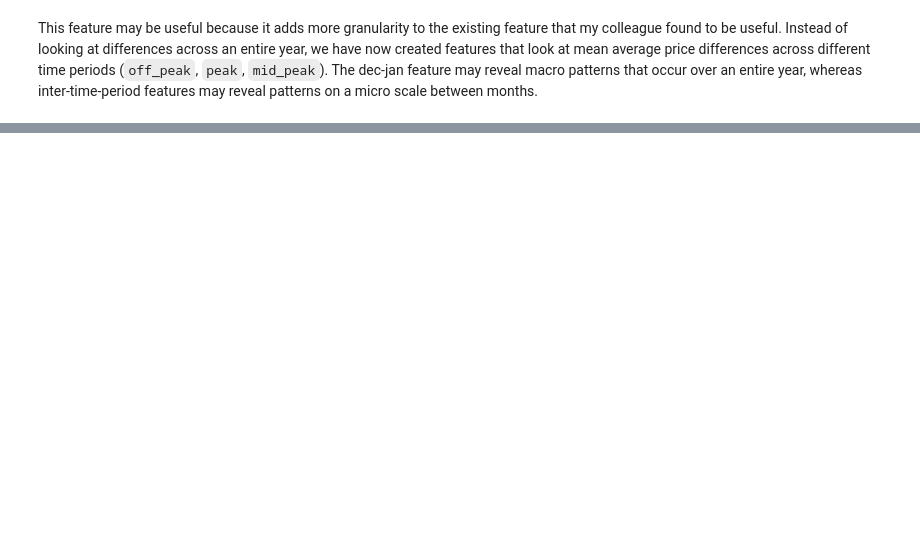
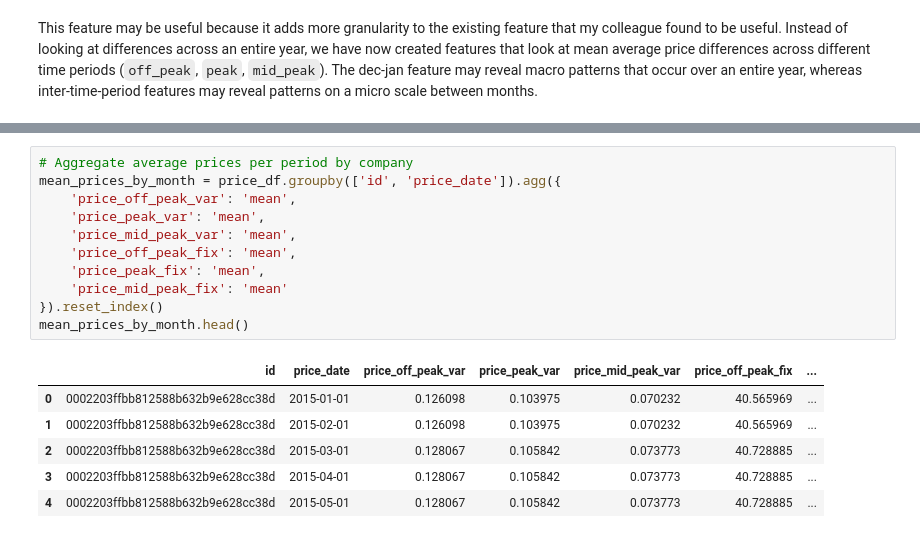
Before and after one commit to lawalsegun2025/forage_projects, a Jupyter notebook: 001_BCG_GAMMA_customer_churn_prediction/3_Feature_Engineering_and_Modelling/notebook/feature_engineering.ipynb, the cells around one changed output, grey strips where cells are left out. Cells and saved outputs as stored; diff of their text form; blank space fills up the shorter version.

```diff
--- a/001_BCG_GAMMA_customer_churn_prediction/3_Feature_Engineering_and_Modelling/notebook/feature_engineering.ipynb
+++ b/001_BCG_GAMMA_customer_churn_prediction/3_Feature_Engineering_and_Modelling/notebook/feature_engineering.ipynb
@@ -156,0 +163,18 @@ This feature may be useful because it adds more granularity to the existing feat
+# %%
+# Aggregate average prices per period by company
+mean_prices_by_month = price_df.groupby(['id', 'price_date']).agg({
+    'price_off_peak_var': 'mean',
+    'price_peak_var': 'mean',
+    'price_mid_peak_var': 'mean',
+    'price_off_peak_fix': 'mean',
+    'price_peak_fix': 'mean',
+    'price_mid_peak_fix': 'mean'
+}).reset_index()
+mean_prices_by_month.head()
+# %% [output]
+|  | id | price_date | price_off_peak_var | price_peak_var | price_mid_peak_var | price_off_peak_fix | ... |
+| 0 | 0002203ffbb812588b632b9e628cc38d | 2015-01-01 | 0.126098 | 0.103975 | 0.070232 | 40.565969 | ... |
+| 1 | 0002203ffbb812588b632b9e628cc38d | 2015-02-01 | 0.126098 | 0.103975 | 0.070232 | 40.565969 | ... |
+| 2 | 0002203ffbb812588b632b9e628cc38d | 2015-03-01 | 0.128067 | 0.105842 | 0.073773 | 40.728885 | ... |
+| 3 | 0002203ffbb812588b632b9e628cc38d | 2015-04-01 | 0.128067 | 0.105842 | 0.073773 | 40.728885 | ... |
+| 4 | 0002203ffbb812588b632b9e628cc38d | 2015-05-01 | 0.128067 | 0.105842 | 0.073773 | 40.728885 | ... |
```
Also changed, not shown: parts of 8 cells of this notebook.
